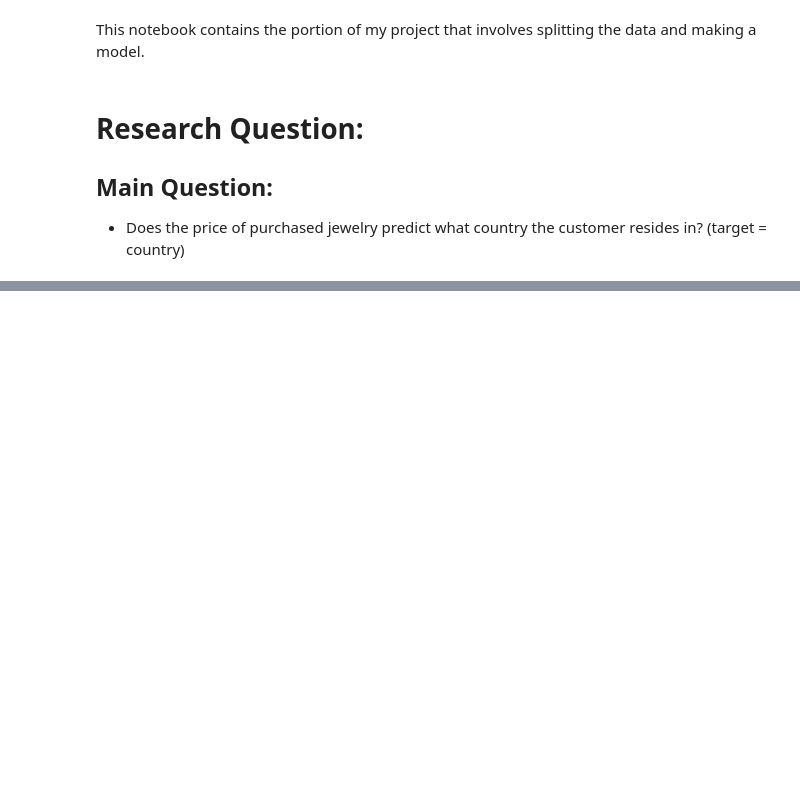
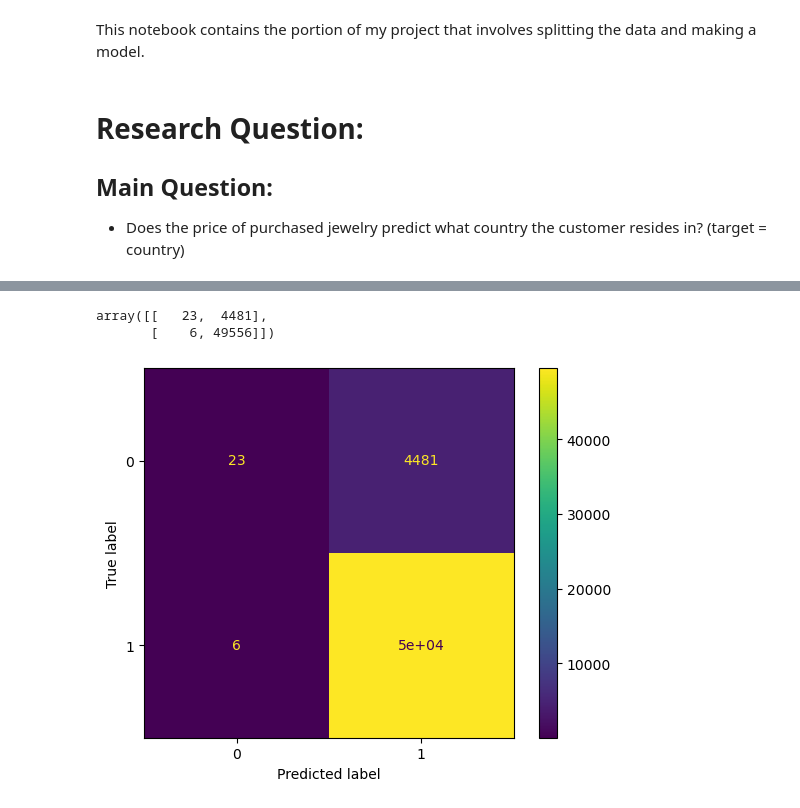
Before and after one commit to 3nikolov/IS597MLC-FinalProj, a Jupyter notebook: IS597MLC-FinalProjectNikolov-SplitData_Model.ipynb, the cells around one changed output, grey strips where cells are left out. Drawn from its saved outputs; the diff is of its cells as text; code cells hidden in the pictures; blank space fills up the shorter version.

```diff
--- a/IS597MLC-FinalProjectNikolov-SplitData_Model.ipynb
+++ b/IS597MLC-FinalProjectNikolov-SplitData_Model.ipynb
@@ -24,0 +83,8 @@ df.head()
+# %%
+from sklearn.preprocessing import LabelEncoder
+
+X = df[['UnitPrice', 'Jewelry_Present']]
+y = LabelEncoder().fit_transform(df['Target'])
+
+# split and I want my ratio to be 90% Train, 10% Test, random state will be 50
+X_train, y_train, X_test, y_test = train_test_split(X, y, test_size=0.10, random_state=50)
@@ -24,0 +108,7 @@ df.head()
+# %%
+# split and I want my ratio to be 90% Train, 10% Test, random state will be 50
+X_train, X_test, y_train, y_test = train_test_split(X, y, test_size=0.10, random_state=50)
+# %%
+my_DT_model = DT_model.fit(X_train, y_train)
+
+y_pred = DT_model.predict(X_test)
@@ -24,0 +128,13 @@ df.head()
+# %%
+# make a confusion matrix
+confmatrix = confusion_matrix(y_test, y_pred)
+confmatrix
+# %% [output]
+array([[   23,  4481],
+       [    6, 49556]])
+# %%
+confmatrix_display = ConfusionMatrixDisplay(confusion_matrix=confmatrix, display_labels=DT_model.classes_)
+confmatrix_display.plot()
+plt.show()
+# %% [output]
+[figure, added]
```
Also changed, not shown: parts of 22 cells of this notebook, 1 other file.
